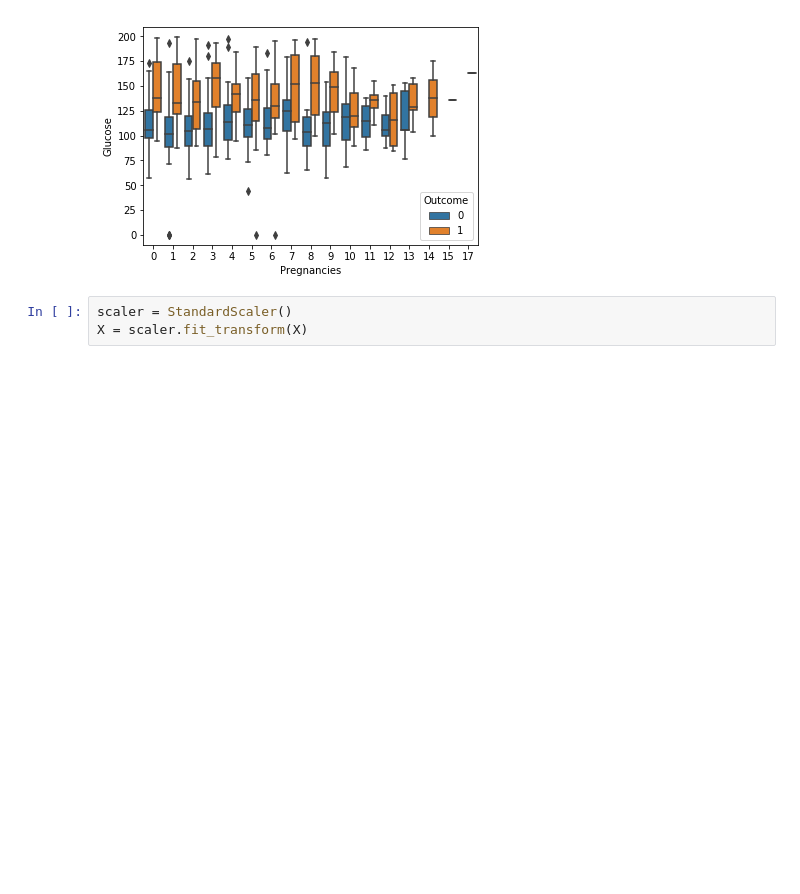
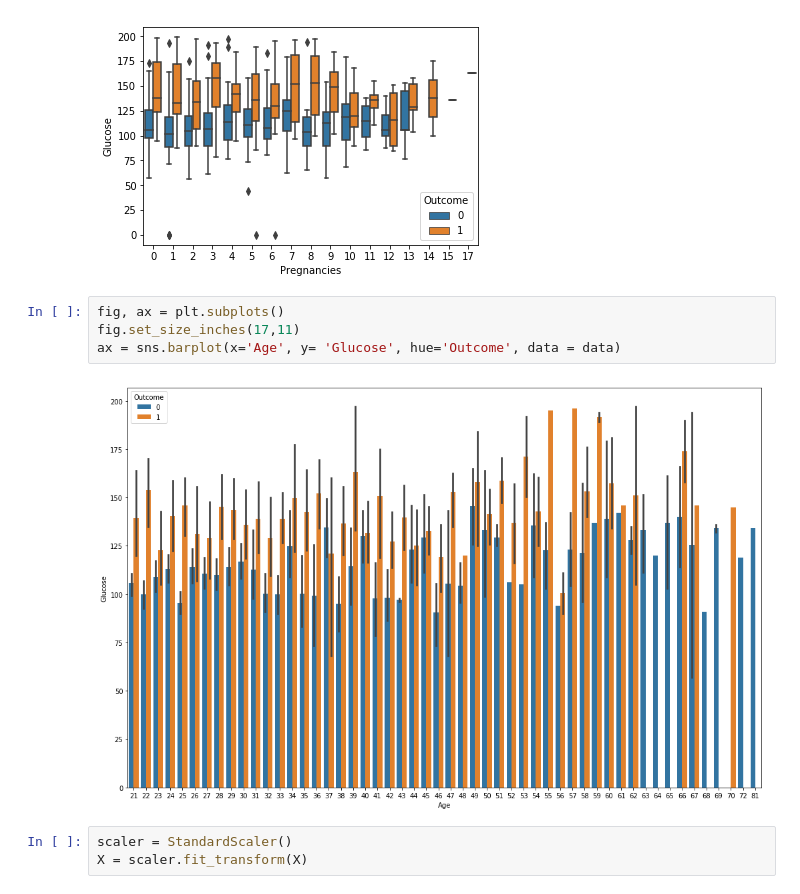
Before and after one commit to setijo01/DS420_Midterm, a Jupyter notebook: DS420_Midterm_PimaIndianDiabetes.ipynb, the cells around one changed output. Cells and saved outputs as stored; diff of their text form; blank space fills up the shorter version.

```diff
--- a/DS420_Midterm_PimaIndianDiabetes.ipynb
+++ b/DS420_Midterm_PimaIndianDiabetes.ipynb
@@ -111,6 +115,12 @@ ax = sns.boxplot(x='Pregnancies', y= 'Age', hue='Outcome', data = data)
 ax = sns.boxplot(x='Pregnancies', y= 'Glucose', hue='Outcome', data = data)
 # %% [output]
 [figure]
+# %%
+fig, ax = plt.subplots()
+fig.set_size_inches(17,11)
+ax = sns.barplot(x='Age', y= 'Glucose', hue='Outcome', data = data)
+# %% [output]
+[figure, added]
 # %%
 scaler = StandardScaler()
 X = scaler.fit_transform(X)
```
Also changed, not shown: parts of 7 cells of this notebook.
